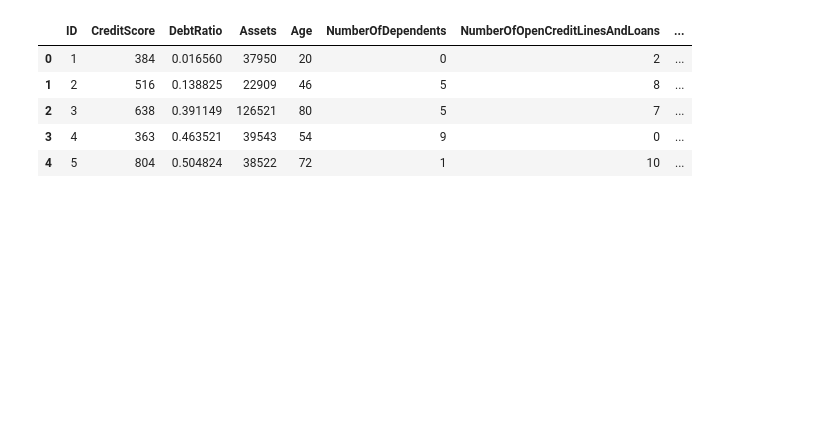
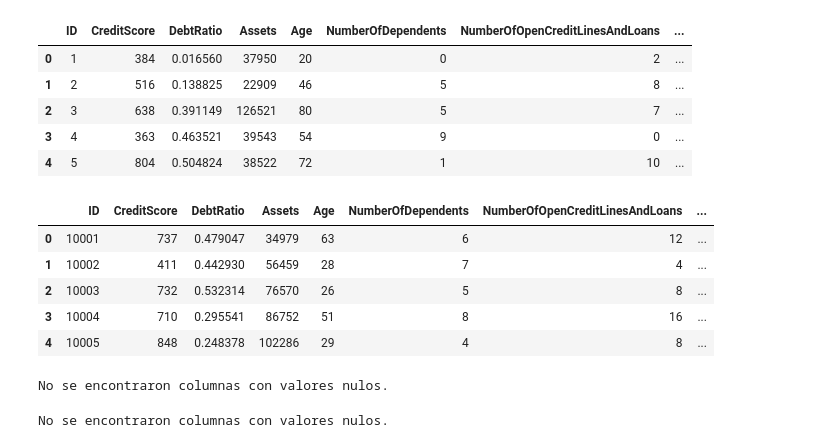
Before and after one commit to jfelipeo/Analitica_Finanzas, a Jupyter notebook: a_exploracion.ipynb, the cells around one changed output. Cells and saved outputs as stored; diff of their text form; code cells hidden in the pictures; blank space fills up the shorter version.

```diff
--- a/a_exploracion.ipynb
+++ b/a_exploracion.ipynb
@@ -92,6 +97,15 @@ df_historico.head(5)
 | 2 | 3 | 638 | 0.391149 | 126521 | 80 | 5 | 7 | ... |
 | 3 | 4 | 363 | 0.463521 | 39543 | 54 | 9 | 0 | ... |
 | 4 | 5 | 804 | 0.504824 | 38522 | 72 | 1 | 10 | ... |
+# %%
+df_nuevos.head(5)
+# %% [output]
+|  | ID | CreditScore | DebtRatio | Assets | Age | NumberOfDependents | NumberOfOpenCreditLinesAndLoans | ... |
+| 0 | 10001 | 737 | 0.479047 | 34979 | 63 | 6 | 12 | ... |
+| 1 | 10002 | 411 | 0.442930 | 56459 | 28 | 7 | 4 | ... |
+| 2 | 10003 | 732 | 0.532314 | 76570 | 26 | 5 | 8 | ... |
+| 3 | 10004 | 710 | 0.295541 | 86752 | 51 | 8 | 16 | ... |
+| 4 | 10005 | 848 | 0.248378 | 102286 | 29 | 4 | 8 | ... |
 # %%
 # Guardar el DataFrame con la nueva columna 'Riesgo' en un archivo CSV
 df_historico.to_csv("data/datos_historicos_clasificados.csv", index=False)
@@ -97,0 +129,8 @@ df_historico.to_csv("data/datos_historicos_clasificados.csv", index=False)
+# %%
+nulos_detectados = detectar_nulos(df_historico)
+# %% [output]
+No se encontraron columnas con valores nulos.
+# %%
+nulos_detectados = detectar_nulos(df_nuevos)
+# %% [output]
+No se encontraron columnas con valores nulos.
```
Also changed, not shown: parts of 26 cells of this notebook, 2 other files.
